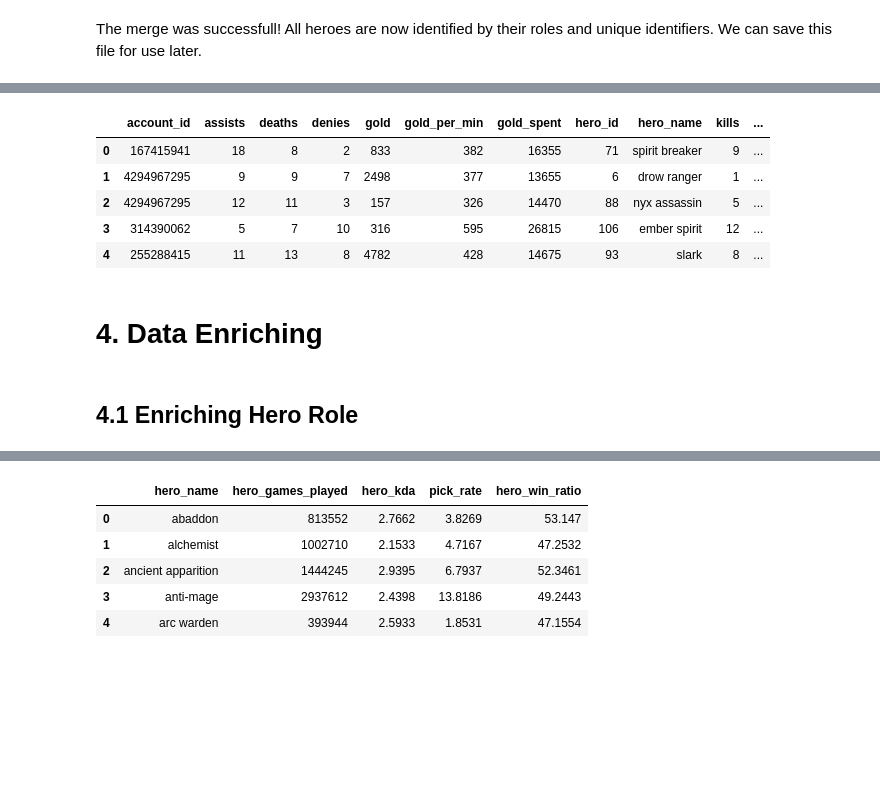
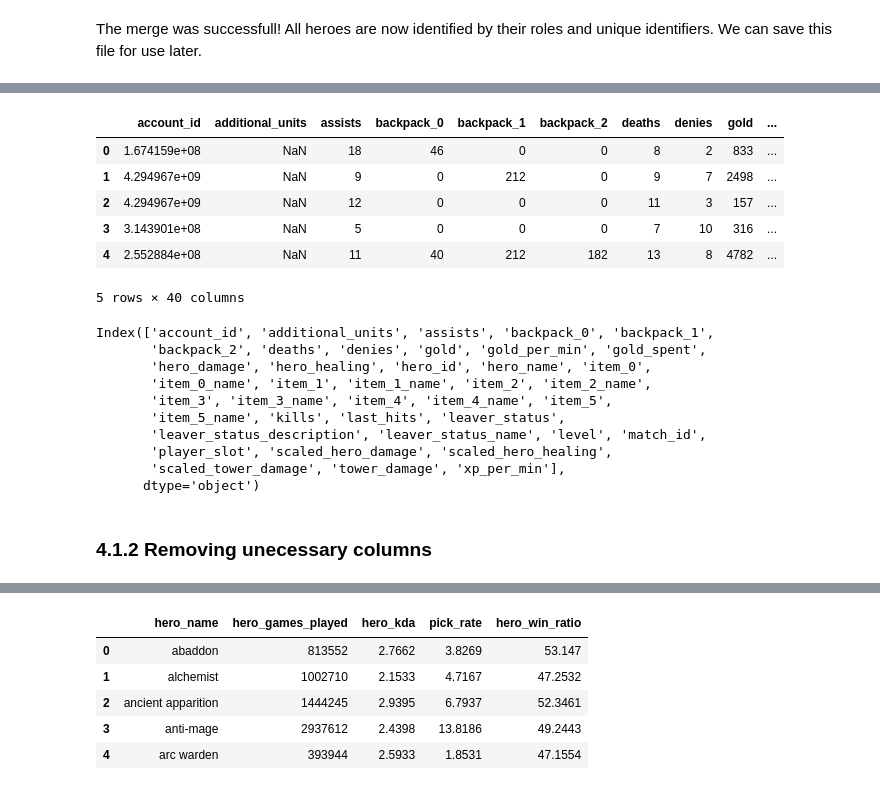
Before and after one commit to Samuel-Campbell/dota2, a Jupyter notebook: src/Dota2_Analysis.ipynb, the cells around one changed output, grey strips where cells are left out. Drawn from its saved outputs; the diff is of its cells as text; code cells hidden in the pictures; blank space fills up the shorter version.

Commit message:
started data analysis

```diff
--- a/src/Dota2_Analysis.ipynb
+++ b/src/Dota2_Analysis.ipynb
@@ -634,58 +651,40 @@ match_df.head()
 # %%
 with open('data/match.json') as f:
     raw_match_data = json.load(f)
 
 player_list = []
 
 for keys in raw_match_data:
     for i in range(len(raw_match_data[keys]['players'])):
         try:
             del raw_match_data[keys]['players'][i]['ability_upgrades']
         except KeyError:
             pass
         raw_match_data[keys]['players'][i]['match_id'] = keys
         player_list.append(raw_match_data[keys]['players'][i])
 
 players_df = pd.DataFrame(player_list)
-
-drop_columns = [
-    'leaver_status_description',
-    'leaver_status_name',
-    'item_0_name',
-    'item_1_name',
-    'item_2_name',
-    'item_3_name',
-    'item_4_name',
-    'item_5_name',
-    'item_0',
-    'item_1',
-    'item_2',
-    'item_3',
-    'item_4',
-    'item_5',
-    'backpack_0',
-    'backpack_1',
-    'backpack_2',
-    'hero_damage',
-    'hero_healing',
-    'tower_damage',
-    'additional_units'
-]
-
-players_df = players_df.drop(columns = drop_columns)
-players_df = players_df.dropna(subset = ['account_id'])
-players_df = players_df.dropna(subset = ['hero_name'])
-players_df['account_id'] = players_df['account_id'].astype(int)
-players_df['hero_name'] = players_df['hero_name'].str.lower()
 players_df.head()
 # %% [output]
-|  | account_id | assists | deaths | denies | gold | gold_per_min | gold_spent | hero_id | hero_name | kills | ... |
-| 0 | 167415941 | 18 | 8 | 2 | 833 | 382 | 16355 | 71 | spirit breaker | 9 | ... |
-| 1 | 4294967295 | 9 | 9 | 7 | 2498 | 377 | 13655 | 6 | drow ranger | 1 | ... |
-| 2 | 4294967295 | 12 | 11 | 3 | 157 | 326 | 14470 | 88 | nyx assassin | 5 | ... |
-| 3 | 314390062 | 5 | 7 | 10 | 316 | 595 | 26815 | 106 | ember spirit | 12 | ... |
-| 4 | 255288415 | 11 | 13 | 8 | 4782 | 428 | 14675 | 93 | slark | 8 | ... |
+|  | account_id | additional_units | assists | backpack_0 | backpack_1 | backpack_2 | deaths | denies | gold | ... |
+| 0 | 1.674159e+08 | NaN | 18 | 46 | 0 | 0 | 8 | 2 | 833 | ... |
+| 1 | 4.294967e+09 | NaN | 9 | 0 | 212 | 0 | 9 | 7 | 2498 | ... |
+| 2 | 4.294967e+09 | NaN | 12 | 0 | 0 | 0 | 11 | 3 | 157 | ... |
+| 3 | 3.143901e+08 | NaN | 5 | 0 | 0 | 0 | 7 | 10 | 316 | ... |
+| 4 | 2.552884e+08 | NaN | 11 | 40 | 212 | 182 | 13 | 8 | 4782 | ... |
+5 rows × 40 columns
-# %% [markdown]
-# 4. Data Enriching
+# %%
+players_df.columns
+# %% [output]
+Index(['account_id', 'additional_units', 'assists', 'backpack_0', 'backpack_1',
+       'backpack_2', 'deaths', 'denies', 'gold', 'gold_per_min', 'gold_spent',
+       'hero_damage', 'hero_healing', 'hero_id', 'hero_name', 'item_0',
+       'item_0_name', 'item_1', 'item_1_name', 'item_2', 'item_2_name',
+       'item_3', 'item_3_name', 'item_4', 'item_4_name', 'item_5',
+       'item_5_name', 'kills', 'last_hits', 'leaver_status',
+       'leaver_status_description', 'leaver_status_name', 'level', 'match_id',
+       'player_slot', 'scaled_hero_damage', 'scaled_hero_healing',
+       'scaled_tower_damage', 'tower_damage', 'xp_per_min'],
+      dtype='object')
 # %% [markdown]
-## 4.1 Enriching Hero Role
+### 4.1.2 Removing unecessary columns
```
Also changed, not shown: parts of 45 cells of this notebook.
